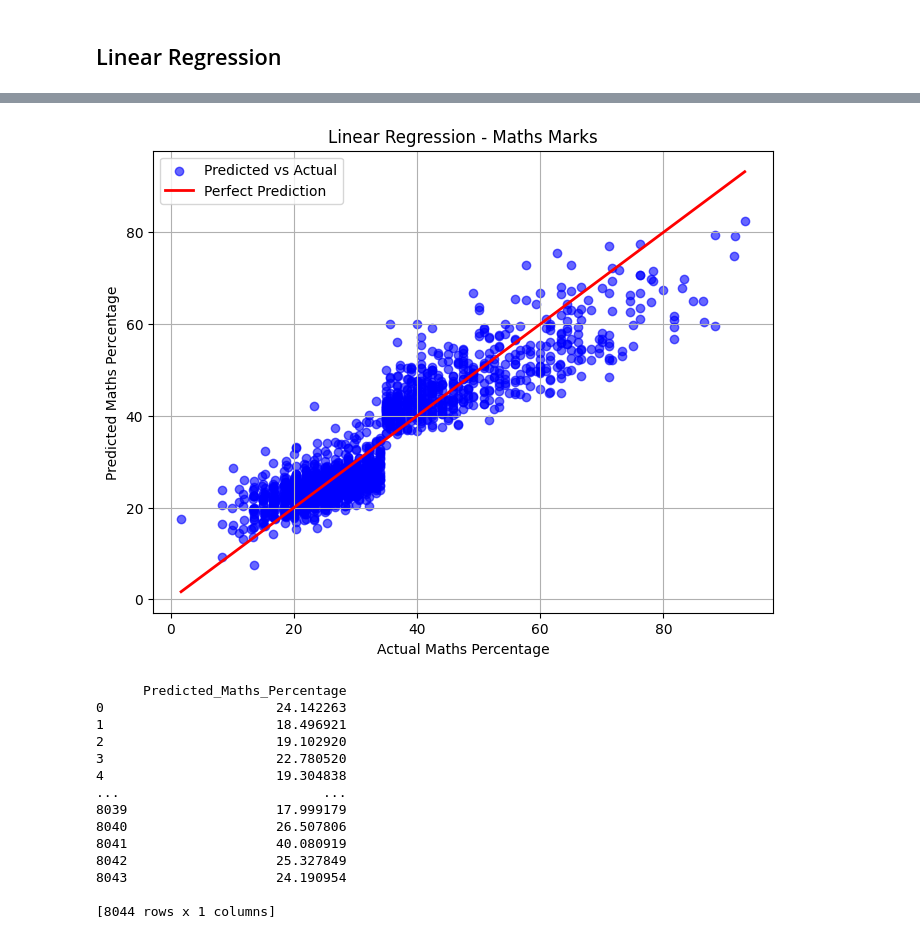
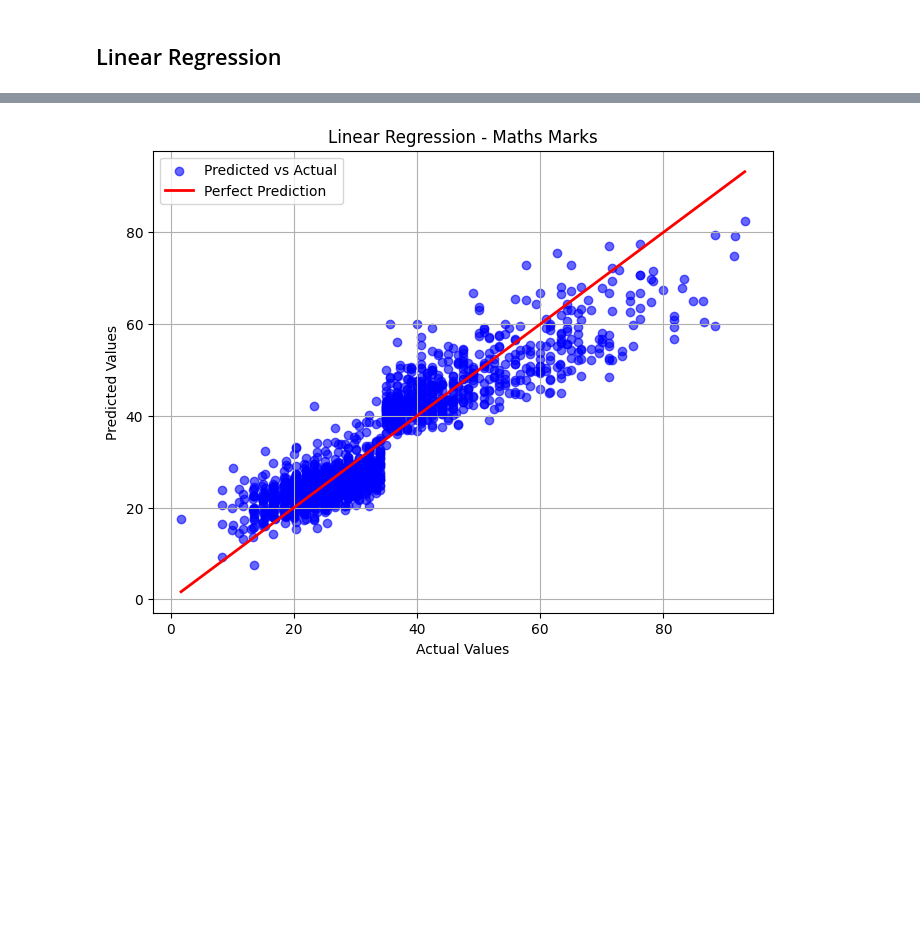
Before and after one commit to ChandanHegde07/Kruman-Projects, a Jupyter notebook: Phase2Student.ipynb, the cells around one changed output, grey strips where cells are left out. Saved outputs shown, nothing was run; the diff lists cells and outputs as text; code cells hidden in the pictures; blank space fills up the shorter version.

```diff
--- a/Phase2Student.ipynb
+++ b/Phase2Student.ipynb
@@ -47,39 +37,35 @@ RMSE: 6.00
-# %%
-import matplotlib.pyplot as plt
-
-plt.figure(figsize=(8, 6))
-plt.scatter(y_test, y_pred, color='blue', alpha=0.6, label="Predicted vs Actual")
-
-plt.plot([y_test.min(), y_test.max()], [y_test.min(), y_test.max()],
-         color='red', linewidth=2, label="Perfect Prediction")
-
-plt.xlabel("Actual Maths Percentage")
-plt.ylabel("Predicted Maths Percentage")
-plt.title("Linear Regression - Maths Marks")
-plt.legend()
-plt.grid(True)
-plt.show()
-# %% [output]
-[figure, removed]
-# %%
-df_encoded["Predicted_Maths_Percentage"] = model.predict(X)
-
-predicted_marks = df2.copy()
-predicted_marks["Predicted_Maths_Percentage"] = model.predict(X)
-
-print(predicted_marks[["Predicted_Maths_Percentage"]])
-# %% [output]
-      Predicted_Maths_Percentage
-0                      24.142263
-1                      18.496921
-2                      19.102920
-3                      22.780520
-4                      19.304838
-...                          ...
-8039                   17.999179
-8040                   26.507806
-8041                   40.080919
-8042                   25.327849
-8043                   24.190954
-
-[8044 rows x 1 columns]
+# %%
+df2 = pd.read_csv("nas-students-data.csv")
+
+df_encoded = pd.get_dummies(df2, drop_first=True)
+
+X = df_encoded.drop(columns=["Maths_Percentage"], errors='ignore')
+y = df_encoded["Maths_Percentage"]
+
+X_train, X_test, y_train, y_test = train_test_split(
+    X, y, test_size=0.2, random_state=42
+)
+
+model = LinearRegression()
+model.fit(X_train, y_train)
+
+y_pred = model.predict(X_test)
+
+def plot_predicted_vs_actual(y_test, y_pred, title="Predicted vs Actual"):
+    plt.figure(figsize=(8, 6))
+    plt.scatter(y_test, y_pred, color='blue', alpha=0.6, label="Predicted vs Actual")
+    plt.plot(
+        [y_test.min(), y_test.max()],
+        [y_test.min(), y_test.max()],
+        color='red', linewidth=2, label="Perfect Prediction"
+    )
+    plt.xlabel("Actual Values")
+    plt.ylabel("Predicted Values")
+    plt.title(title)
+    plt.legend()
+    plt.grid(True)
+    plt.show()
+
+plot_predicted_vs_actual(y_test, y_pred, title="Linear Regression - Maths Marks")
+# %% [output]
+[figure, added]
```
Also changed, not shown: parts of 11 cells of this notebook.
